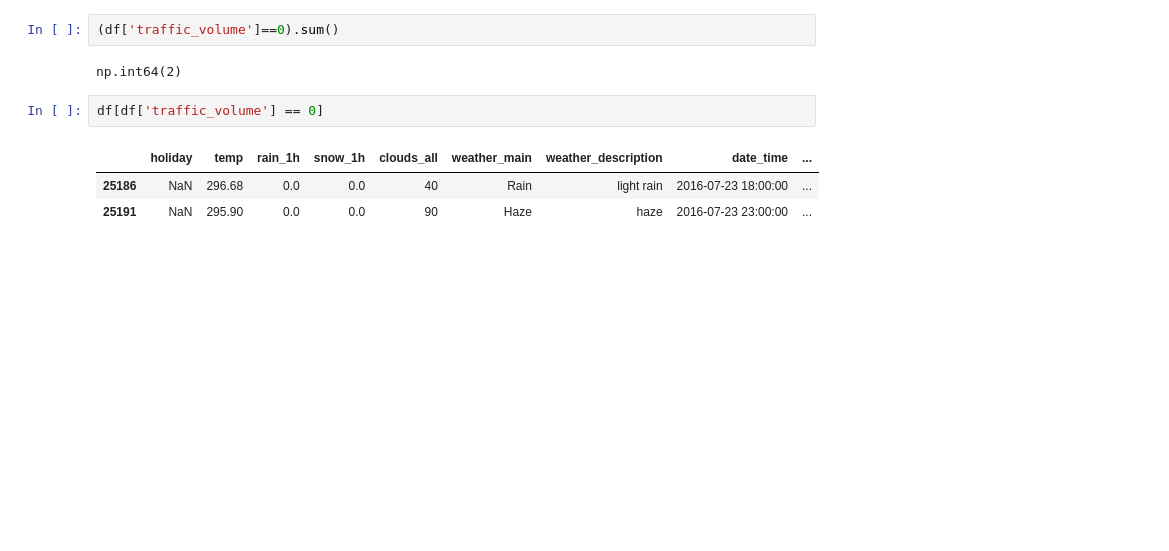
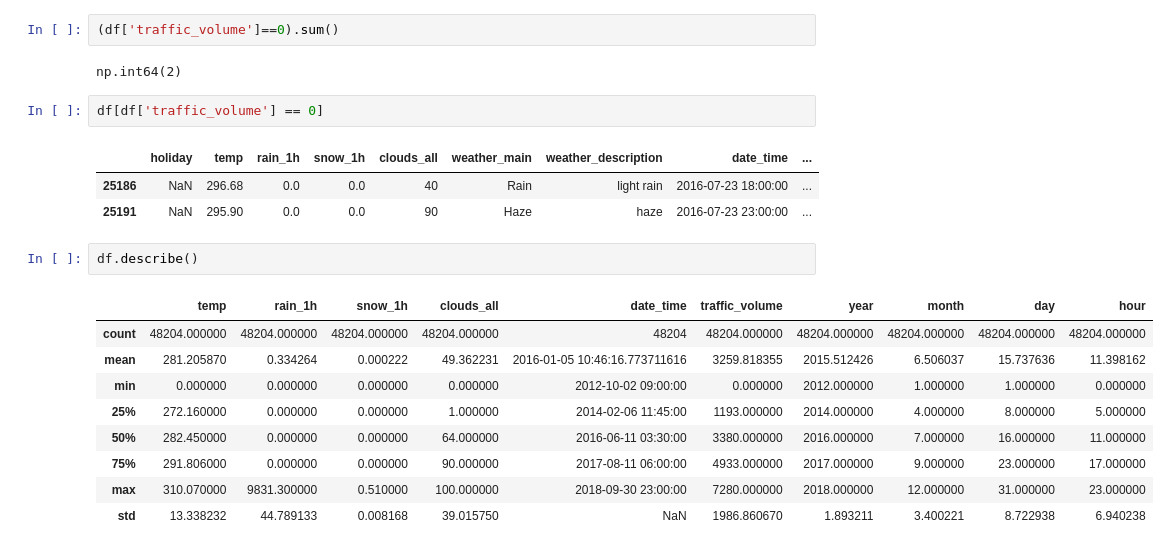
Before and after one commit to Arham-15/traffic-prediction-system, a Jupyter notebook: notebooks/01_data_exploration.ipynb, the cells around one changed output. Saved outputs shown, nothing was run; the diff lists cells and outputs as text; blank space fills up the shorter version.

```diff
--- a/notebooks/01_data_exploration.ipynb
+++ b/notebooks/01_data_exploration.ipynb
@@ -488,3 +488,15 @@ df[df['traffic_volume'] == 0]
 |  | holiday | temp | rain_1h | snow_1h | clouds_all | weather_main | weather_description | date_time | ... |
 | 25186 | NaN | 296.68 | 0.0 | 0.0 | 40 | Rain | light rain | 2016-07-23 18:00:00 | ... |
 | 25191 | NaN | 295.90 | 0.0 | 0.0 | 90 | Haze | haze | 2016-07-23 23:00:00 | ... |
+# %%
+df.describe()
+# %% [output]
+|  | temp | rain_1h | snow_1h | clouds_all | date_time | traffic_volume | year | month | day | hour |
+| count | 48204.000000 | 48204.000000 | 48204.000000 | 48204.000000 | 48204 | 48204.000000 | 48204.000000 | 48204.000000 | 48204.000000 | 48204.000000 |
+| mean | 281.205870 | 0.334264 | 0.000222 | 49.362231 | 2016-01-05 10:46:16.773711616 | 3259.818355 | 2015.512426 | 6.506037 | 15.737636 | 11.398162 |
+| min | 0.000000 | 0.000000 | 0.000000 | 0.000000 | 2012-10-02 09:00:00 | 0.000000 | 2012.000000 | 1.000000 | 1.000000 | 0.000000 |
+| 25% | 272.160000 | 0.000000 | 0.000000 | 1.000000 | 2014-02-06 11:45:00 | 1193.000000 | 2014.000000 | 4.000000 | 8.000000 | 5.000000 |
+| 50% | 282.450000 | 0.000000 | 0.000000 | 64.000000 | 2016-06-11 03:30:00 | 3380.000000 | 2016.000000 | 7.000000 | 16.000000 | 11.000000 |
+| 75% | 291.806000 | 0.000000 | 0.000000 | 90.000000 | 2017-08-11 06:00:00 | 4933.000000 | 2017.000000 | 9.000000 | 23.000000 | 17.000000 |
+| max | 310.070000 | 9831.300000 | 0.510000 | 100.000000 | 2018-09-30 23:00:00 | 7280.000000 | 2018.000000 | 12.000000 | 31.000000 | 23.000000 |
+| std | 13.338232 | 44.789133 | 0.008168 | 39.015750 | NaN | 1986.860670 | 1.893211 | 3.400221 | 8.722938 | 6.940238 |
```
